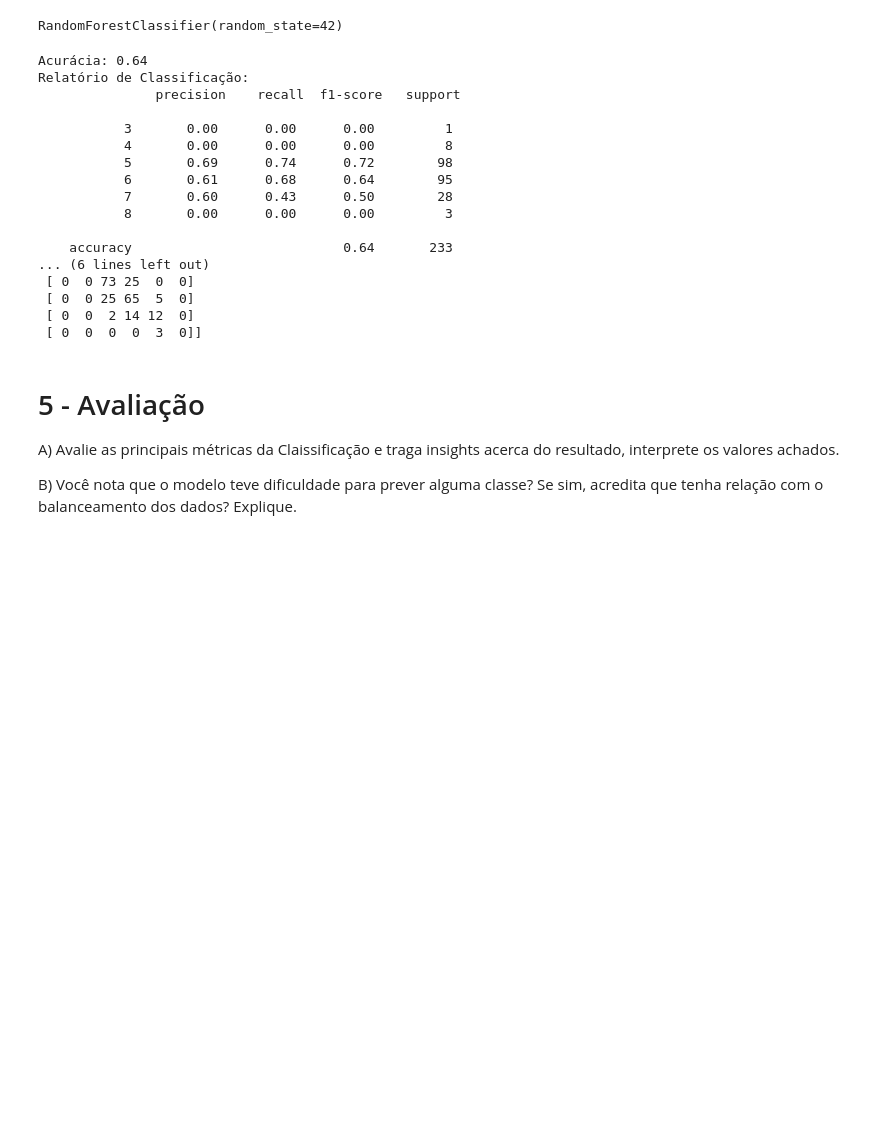
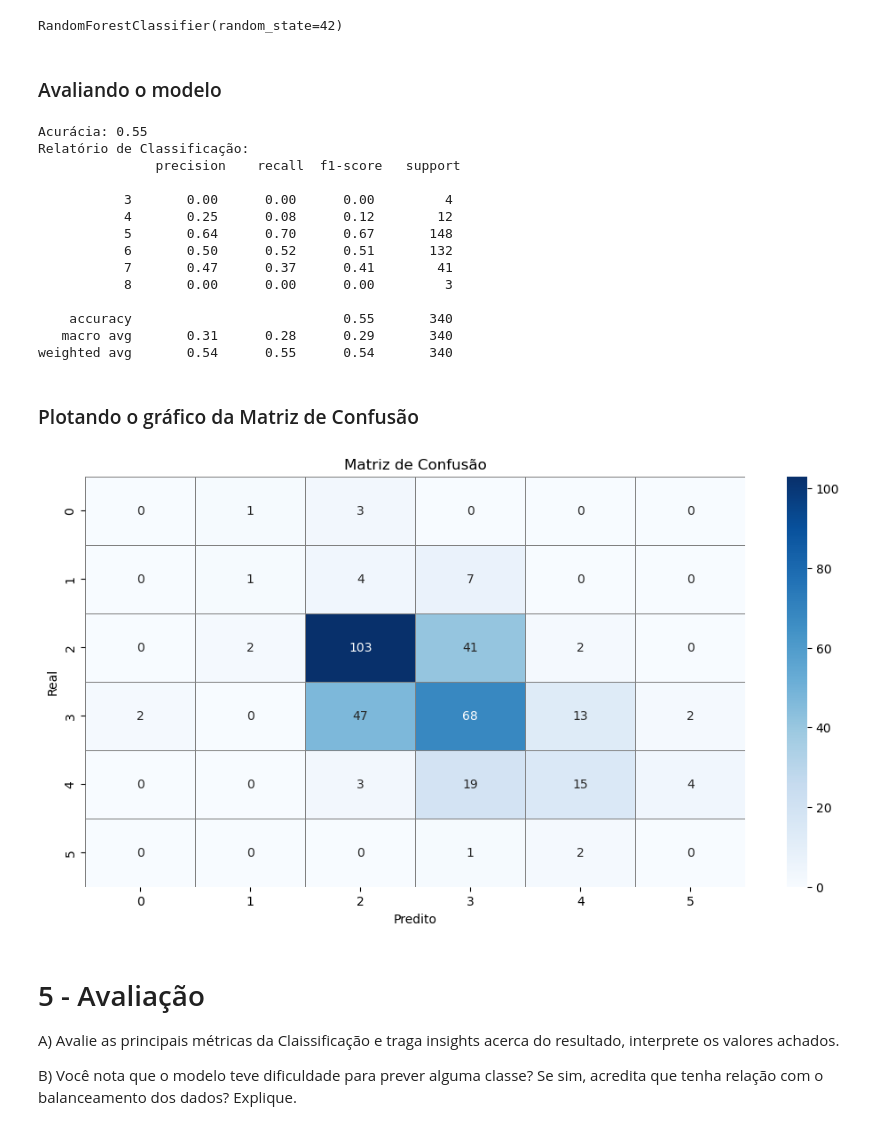
Before and after one commit to flavianojr1/wine-score-with-random-forests, a Jupyter notebook: Cientista de Dados Pratique M32.ipynb, the cells around one changed output. Drawn from its saved outputs; the diff is of its cells as text; code cells hidden in the pictures; blank space fills up the shorter version.

```diff
--- a/Cientista de Dados Pratique M32.ipynb
+++ b/Cientista de Dados Pratique M32.ipynb
@@ -242,0 +212,6 @@ df_corr
+# %%
+# Instanciando o DataFrame com as variáveis mais correlatas
+df_corr = df[['alcohol', 'volatile acidity', 'quality']]
+
+# Fazendo a verificação
+df_corr
@@ -250,5 +239,5 @@ B) Separe a base em treino e teste.
 ### Separando bases X e Y (entrada e target)
 # %%
 # Separando a base X (variáveis de entrada) e Y (variável target)
-X = df_no_outliers.drop('quality', axis=1) # Base de treino
-y = df_no_outliers['quality'] # Base de testes
+X = df_corr.drop('quality', axis=1) # Base de treino
+y = df_corr['quality'] # Base de testes
@@ -272,0 +246,6 @@ Name: count, dtype: int64
+# %%
+# Separando as bases de treino e teste
+X_train, X_test, y_train, y_test = train_test_split(X, y, random_state=42)
+
+# Verificando balanceamento da variável target na base treino
+y_train.value_counts()
@@ -283,4 +272,6 @@ rf_model = RandomForestClassifier(random_state=42)
 rf_model.fit(X_train, y_train)
 # %% [output]
 RandomForestClassifier(random_state=42)
+# %% [markdown]
+### Avaliando o modelo
 # %%
@@ -287,30 +279,45 @@ RandomForestClassifier(random_state=42)
 y_pred = rf_model.predict(X_test)
 # %%
-accuracy = accuracy_score(y_test, y_pred)
+accuracy = accuracy_score(y_test, y_pred) # Variável de Acurácia para análise
 report = classification_report(y_test, y_pred)
 conf_matrix = confusion_matrix(y_test, y_pred)
 
+# Exibindo os dados
 print(f"Acurácia: {accuracy:.2f}")
 print('Relatório de Classificação:\n', report)
-print('Matriz de Confusão: \n', conf_matrix)
 # %% [output]
-Acurácia: 0.64
+Acurácia: 0.55
 Relatório de Classificação:
                precision    recall  f1-score   support
 
-           3       0.00      0.00      0.00         1
-           4       0.00      0.00      0.00         8
-           5       0.69      0.74      0.72        98
-           6       0.61      0.68      0.64        95
-           7       0.60      0.43      0.50        28
+           3       0.00      0.00      0.00         4
+           4       0.25      0.08      0.12        12
+           5       0.64      0.70      0.67       148
+           6       0.50      0.52      0.51       132
+           7       0.47      0.37      0.41        41
            8       0.00      0.00      0.00         3
 
-    accuracy                           0.64       233
-... (6 lines left out)
- [ 0  0 73 25  0  0]
- [ 0  0 25 65  5  0]
- [ 0  0  2 14 12  0]
- [ 0  0  0  0  3  0]]
+    accuracy                           0.55       340
+   macro avg       0.31      0.28      0.29       340
+weighted avg       0.54      0.55      0.54       340
+# %% [markdown]
+### Plotando o gráfico da Matriz de Confusão
+# %%
+plt.figure(figsize=(12, 6))
+sns.heatmap(
+    conf_matrix,
+    annot=True,
+    fmt='d',
+    cmap='Blues',
+    linewidths=0.5,
+    linecolor='gray'
+)
+plt.title('Matriz de Confusão')
+plt.xlabel('Predito')
+plt.ylabel('Real')
+plt.show()
+# %% [output]
+[figure, added]
 # %% [markdown]
 # 5 - Avaliação
 
```
Also changed, not shown: parts of 37 cells of this notebook.
